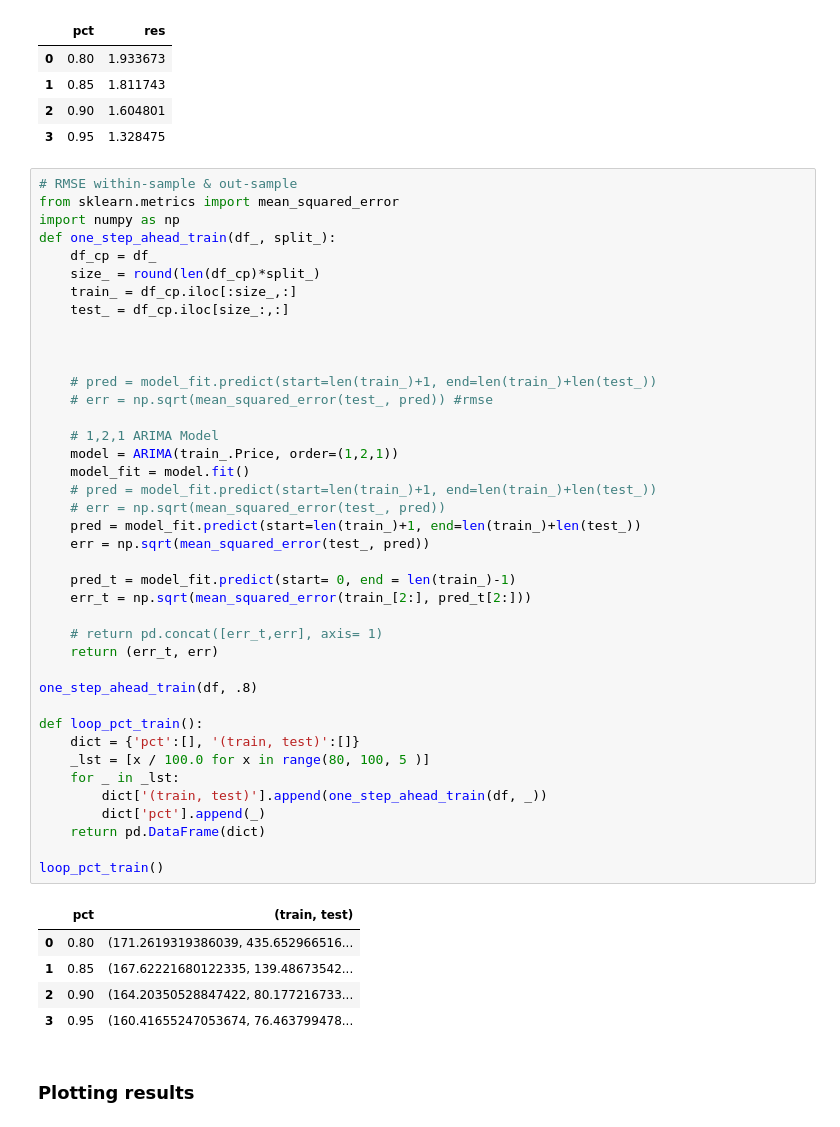
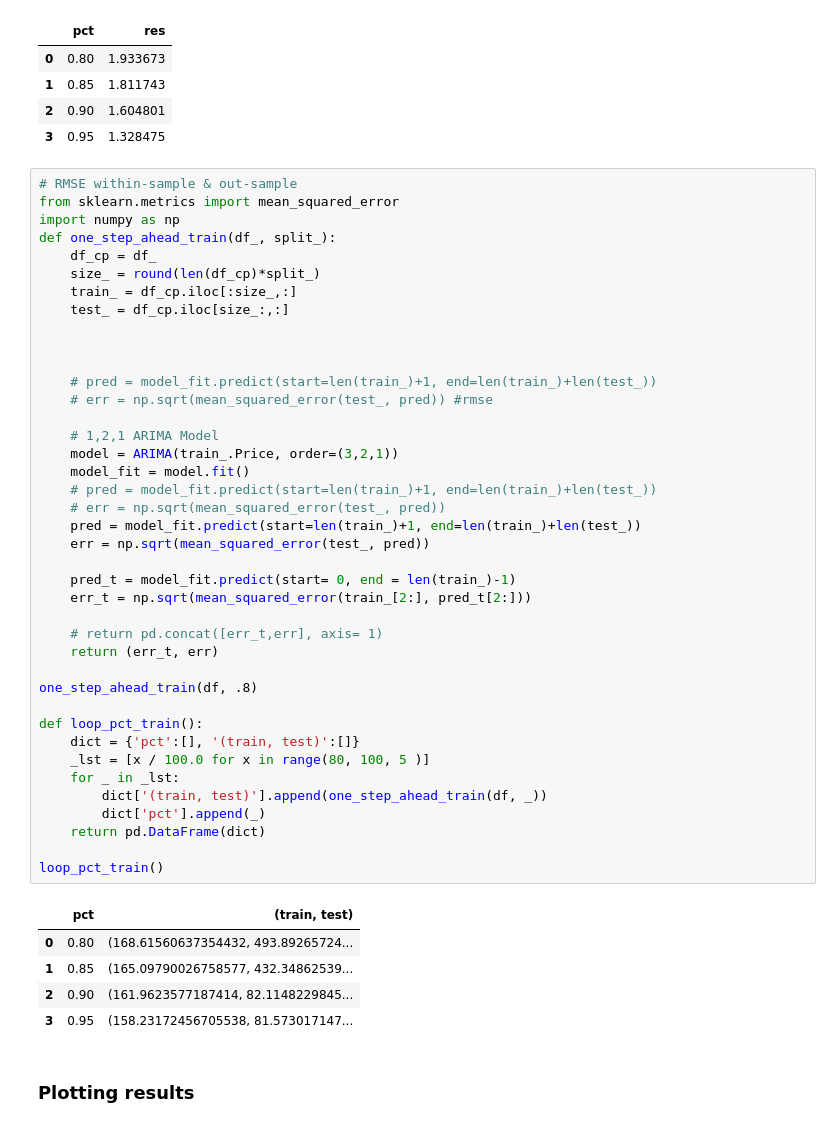
Before and after one commit to reedzamohd/sta768_case_study, a Jupyter notebook: final_project/model/ARIMA.ipynb, the cells around one changed output. Saved outputs shown, nothing was run; the diff lists cells and outputs as text.

```diff
--- a/final_project/model/ARIMA.ipynb
+++ b/final_project/model/ARIMA.ipynb
@@ -304,38 +304,38 @@ def one_step_ahead_train(df_, split_):
 
     # pred = model_fit.predict(start=len(train_)+1, end=len(train_)+len(test_))
     # err = np.sqrt(mean_squared_error(test_, pred)) #rmse
 
     # 1,2,1 ARIMA Model
-    model = ARIMA(train_.Price, order=(1,2,1))
+    model = ARIMA(train_.Price, order=(3,2,1))
     model_fit = model.fit()
     # pred = model_fit.predict(start=len(train_)+1, end=len(train_)+len(test_))
     # err = np.sqrt(mean_squared_error(test_, pred))
     pred = model_fit.predict(start=len(train_)+1, end=len(train_)+len(test_))
     err = np.sqrt(mean_squared_error(test_, pred))
 
     pred_t = model_fit.predict(start= 0, end = len(train_)-1)
     err_t = np.sqrt(mean_squared_error(train_[2:], pred_t[2:]))
 
     # return pd.concat([err_t,err], axis= 1)
     return (err_t, err)
 
 one_step_ahead_train(df, .8)
 
 def loop_pct_train():
     dict = {'pct':[], '(train, test)':[]}
     _lst = [x / 100.0 for x in range(80, 100, 5 )]
     for _ in _lst:
         dict['(train, test)'].append(one_step_ahead_train(df, _))
         dict['pct'].append(_)
     return pd.DataFrame(dict)
 
 loop_pct_train()
 # %% [output]
 |  | pct | (train, test) |
-| 0 | 0.80 | (171.2619319386039, 435.652966516... |
-| 1 | 0.85 | (167.62221680122335, 139.48673542... |
-| 2 | 0.90 | (164.20350528847422, 80.177216733... |
-| 3 | 0.95 | (160.41655247053674, 76.463799478... |
+| 0 | 0.80 | (168.61560637354432, 493.89265724... |
+| 1 | 0.85 | (165.09790026758577, 432.34862539... |
+| 2 | 0.90 | (161.9623577187414, 82.1148229845... |
+| 3 | 0.95 | (158.23172456705538, 81.573017147... |
 # %% [markdown]
 ### Plotting results
 # %%
```
Also changed, not shown: parts of 3 cells of this notebook.
